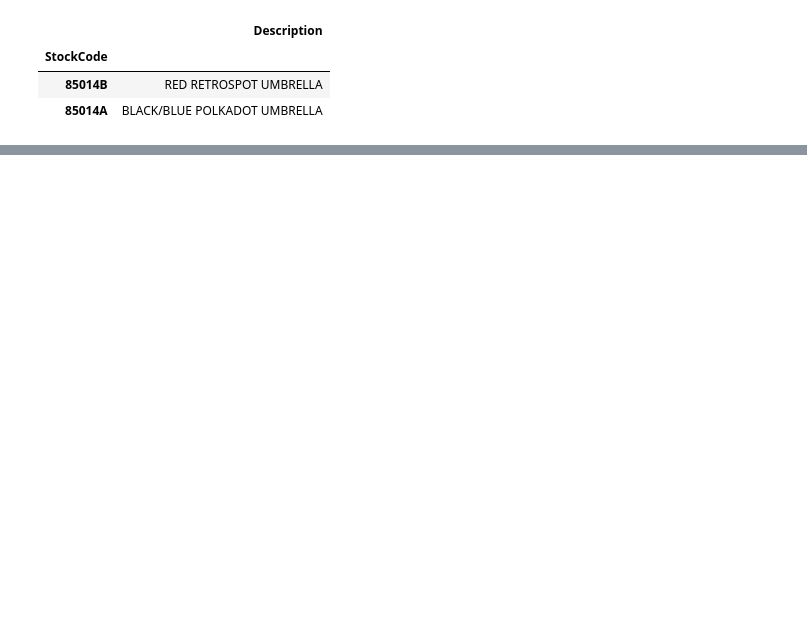
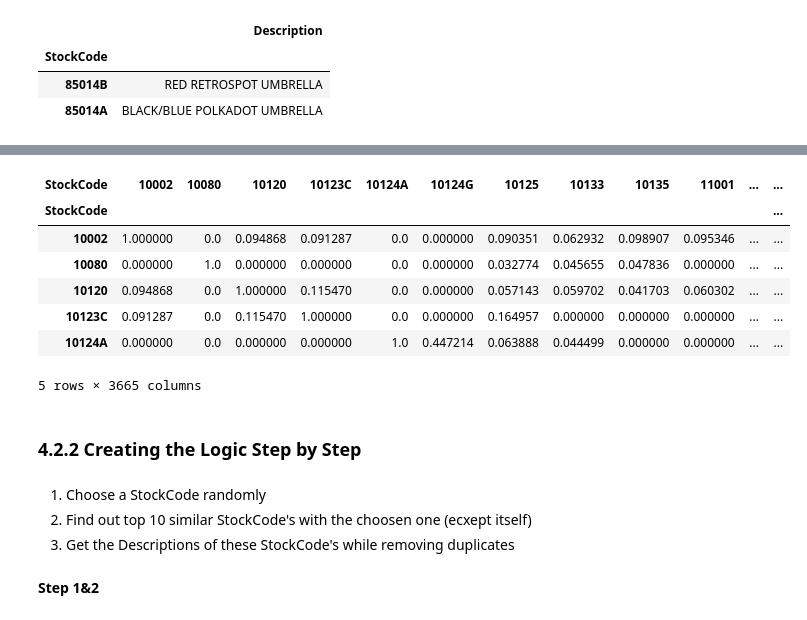
Before and after one commit to eozhisarcikli/product-recommendation, a Jupyter notebook: Customer Based Collaborative Filtering.ipynb, the cells around one changed output, grey strips where cells are left out. Saved outputs shown, nothing was run; the diff lists cells and outputs as text; code cells hidden in the pictures; blank space fills up the shorter version.

```diff
--- a/Customer Based Collaborative Filtering.ipynb
+++ b/Customer Based Collaborative Filtering.ipynb
@@ -269,0 +305,26 @@ get_items_to_recommend_cust(12358)
+# %%
+#re-label the columns and indexes from 0 to 3665 with the StockCode so that it's easier to understand
+
+item_item_sim_matrix.columns = customer_item_matrix.T.index
+
+item_item_sim_matrix['StockCode'] = customer_item_matrix.T.index
+
+item_item_sim_matrix = item_item_sim_matrix.set_index('StockCode')
+item_item_sim_matrix.head()
+# %% [output]
+| StockCode | 10002 | 10080 | 10120 | 10123C | 10124A | 10124G | 10125 | 10133 | 10135 | 11001 | ... | ... |
+| StockCode |  |  |  |  |  |  |  |  |  |  |  | ... |
+| 10002 | 1.000000 | 0.0 | 0.094868 | 0.091287 | 0.0 | 0.000000 | 0.090351 | 0.062932 | 0.098907 | 0.095346 | ... | ... |
+| 10080 | 0.000000 | 1.0 | 0.000000 | 0.000000 | 0.0 | 0.000000 | 0.032774 | 0.045655 | 0.047836 | 0.000000 | ... | ... |
+| 10120 | 0.094868 | 0.0 | 1.000000 | 0.115470 | 0.0 | 0.000000 | 0.057143 | 0.059702 | 0.041703 | 0.060302 | ... | ... |
+| 10123C | 0.091287 | 0.0 | 0.115470 | 1.000000 | 0.0 | 0.000000 | 0.164957 | 0.000000 | 0.000000 | 0.000000 | ... | ... |
+| 10124A | 0.000000 | 0.0 | 0.000000 | 0.000000 | 1.0 | 0.447214 | 0.063888 | 0.044499 | 0.000000 | 0.000000 | ... | ... |
+5 rows × 3665 columns
+# %% [markdown]
+### 4.2.2 Creating the Logic Step by Step
+# %% [markdown]
+1. Choose a StockCode randomly
+2. Find out top 10 similar StockCode's with the choosen one (ecxept itself)
+3. Get the Descriptions of these StockCode's while removing duplicates
+# %% [markdown]
+**Step 1&2**
```
Also changed, not shown: parts of 44 cells of this notebook.
